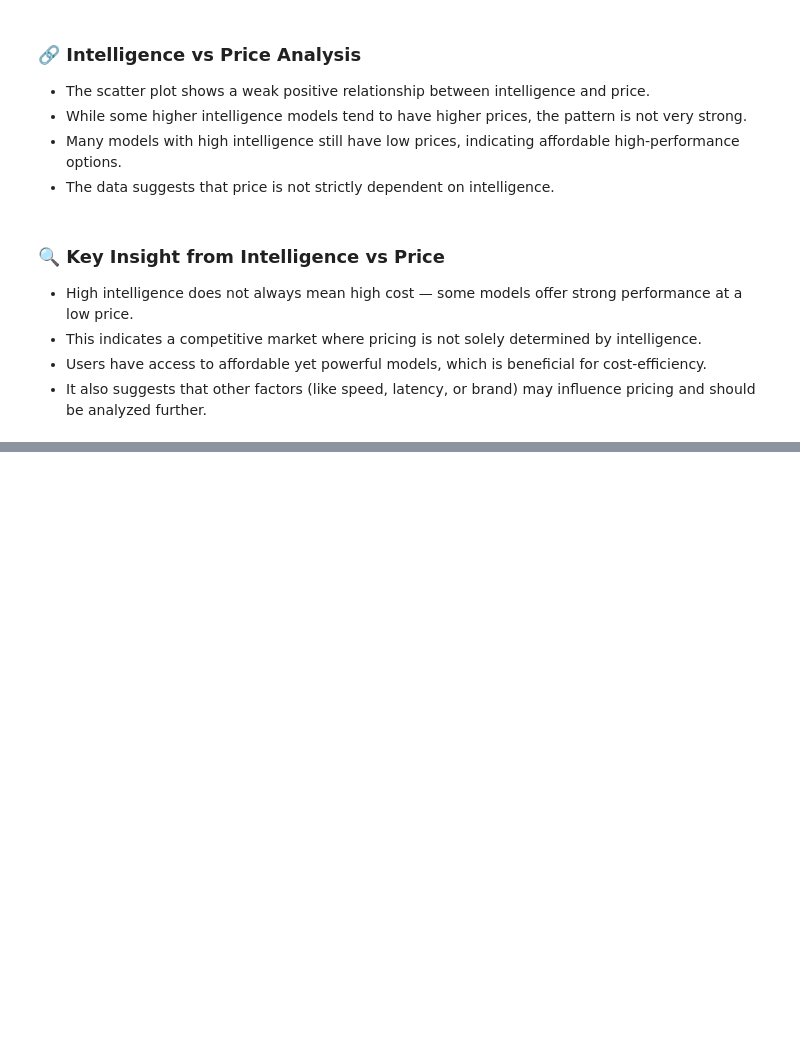
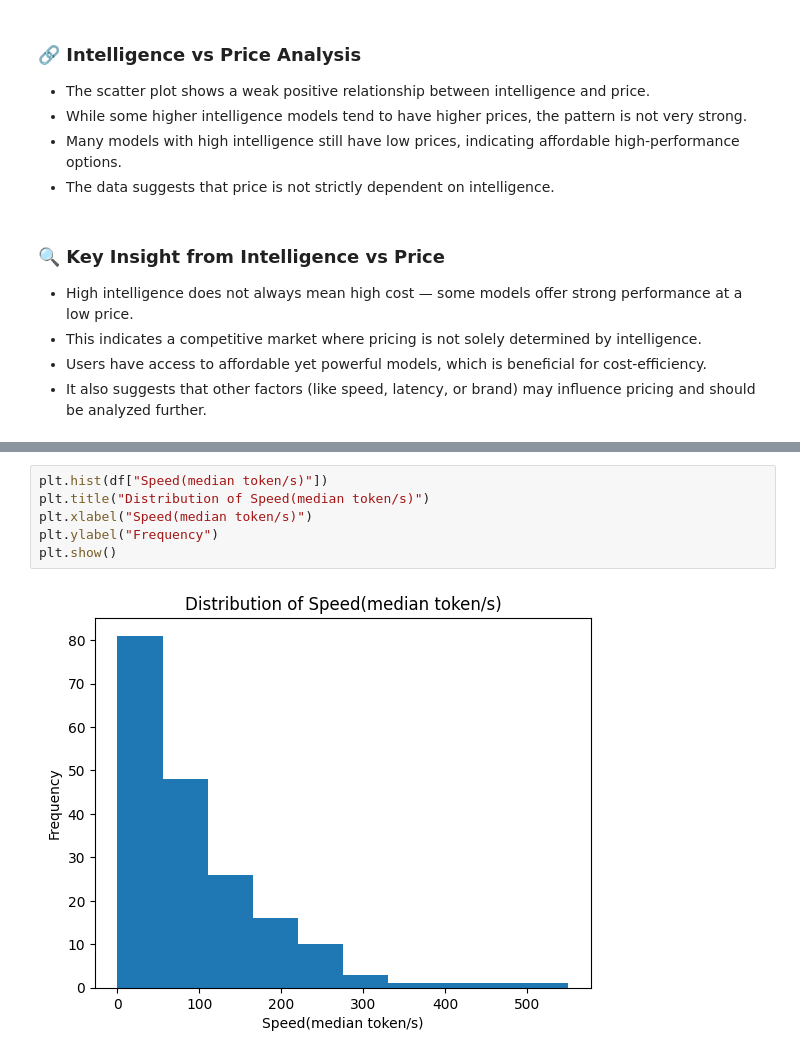
Before and after one commit to M-Codes6/AI-Models-Benchmark-Dataset-2026-latest-, a Jupyter notebook: notebooks/analysis.ipynb, the cells around one changed output, grey strips where cells are left out. Drawn from its saved outputs; the diff is of its cells as text; blank space fills up the shorter version.

Commit message:
Speed EDA and Relationship analysis with Intelligence

```diff
--- a/notebooks/analysis.ipynb
+++ b/notebooks/analysis.ipynb
@@ -254,0 +271,8 @@ plt.show()
+# %%
+plt.hist(df["Speed(median token/s)"])
+plt.title("Distribution of Speed(median token/s)")
+plt.xlabel("Speed(median token/s)")
+plt.ylabel("Frequency")
+plt.show()
+# %% [output]
+[figure, added]
```
Also changed, not shown: parts of 7 cells of this notebook.
